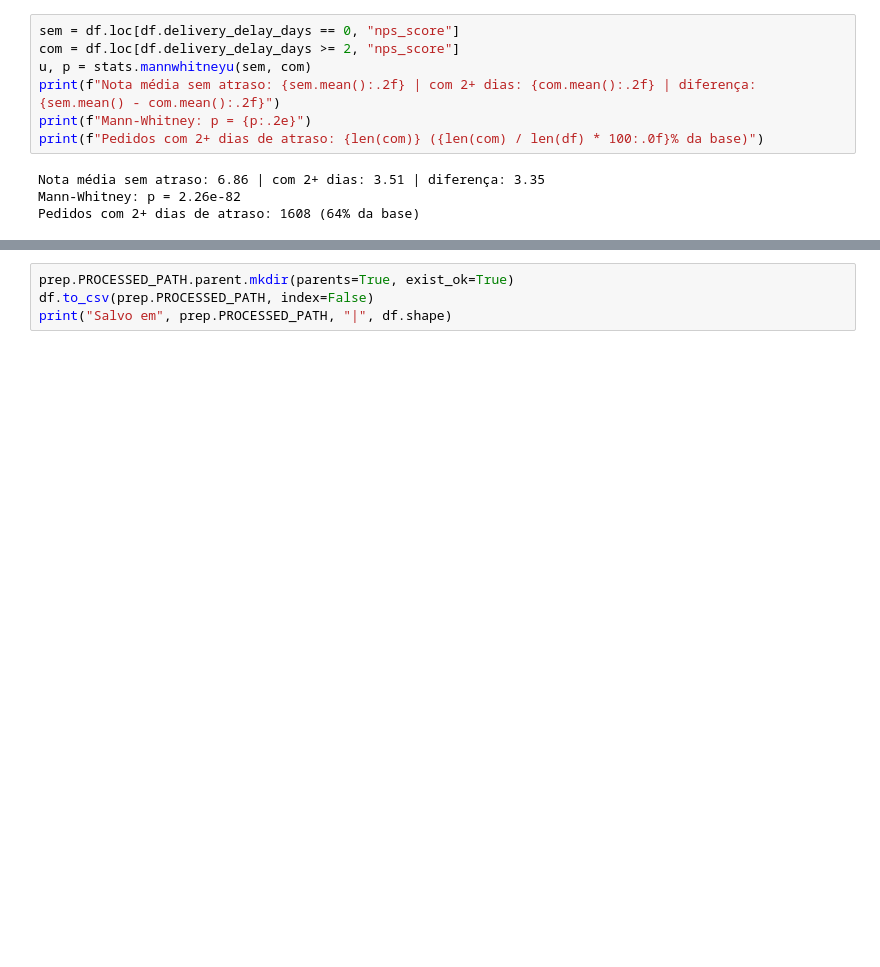
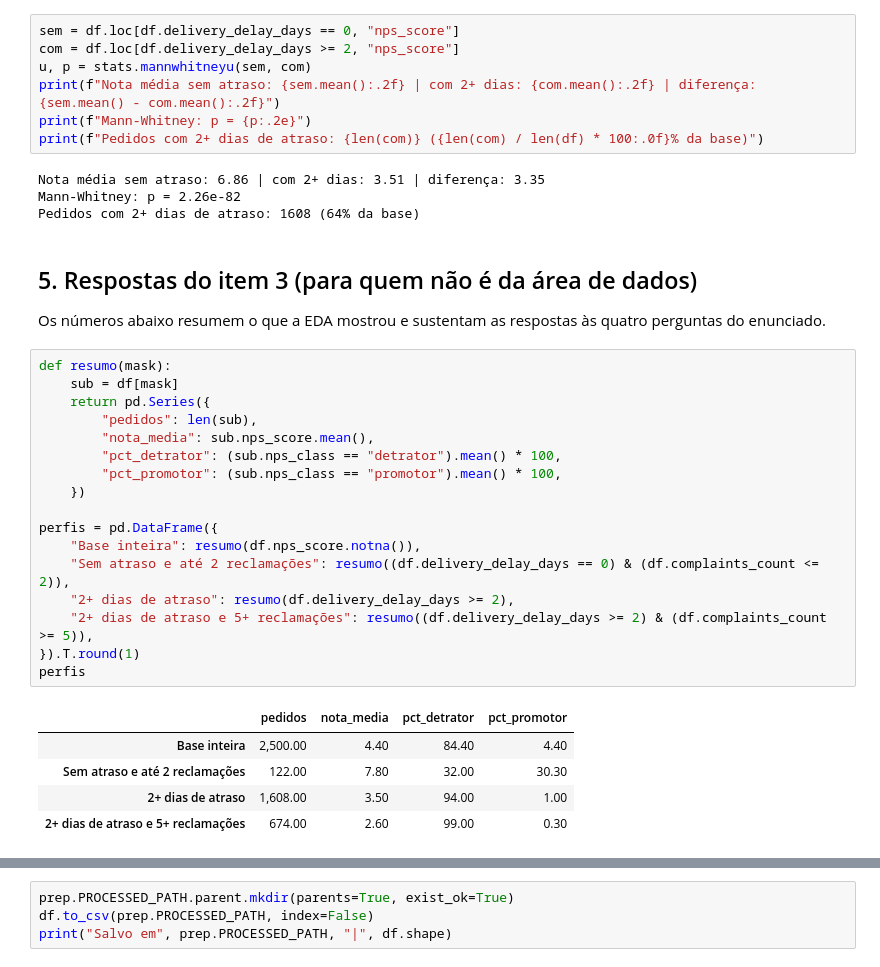
Before and after one commit to Giovana23ps/tech-challenge-nps-fase1, a Jupyter notebook: notebooks/01_preparacao_e_eda.ipynb, the cells around one changed output, grey strips where cells are left out. Drawn from its saved outputs; the diff is of its cells as text; blank space fills up the shorter version.

```diff
--- a/notebooks/01_preparacao_e_eda.ipynb
+++ b/notebooks/01_preparacao_e_eda.ipynb
@@ -345,3 +345,30 @@ print(f"Pedidos com 2+ dias de atraso: {len(com)} ({len(com) / len(df) * 100:.0f
 Nota média sem atraso: 6.86 | com 2+ dias: 3.51 | diferença: 3.35
 Mann-Whitney: p = 2.26e-82
 Pedidos com 2+ dias de atraso: 1608 (64% da base)
+# %% [markdown]
+## 5. Respostas do item 3 (para quem não é da área de dados)
+
+Os números abaixo resumem o que a EDA mostrou e sustentam as respostas às quatro perguntas do enunciado.
+# %%
+def resumo(mask):
+    sub = df[mask]
+    return pd.Series({
+        "pedidos": len(sub),
+        "nota_media": sub.nps_score.mean(),
+        "pct_detrator": (sub.nps_class == "detrator").mean() * 100,
+        "pct_promotor": (sub.nps_class == "promotor").mean() * 100,
+    })
+
+perfis = pd.DataFrame({
+    "Base inteira": resumo(df.nps_score.notna()),
+    "Sem atraso e até 2 reclamações": resumo((df.delivery_delay_days == 0) & (df.complaints_count <= 2)),
+    "2+ dias de atraso": resumo(df.delivery_delay_days >= 2),
+    "2+ dias de atraso e 5+ reclamações": resumo((df.delivery_delay_days >= 2) & (df.complaints_count >= 5)),
+}).T.round(1)
+perfis
+# %% [output]
+|  | pedidos | nota_media | pct_detrator | pct_promotor |
+| Base inteira | 2,500.00 | 4.40 | 84.40 | 4.40 |
+| Sem atraso e até 2 reclamações | 122.00 | 7.80 | 32.00 | 30.30 |
+| 2+ dias de atraso | 1,608.00 | 3.50 | 94.00 | 1.00 |
+| 2+ dias de atraso e 5+ reclamações | 674.00 | 2.60 | 99.00 | 0.30 |
```
Also changed, not shown: parts of 4 cells of this notebook.
